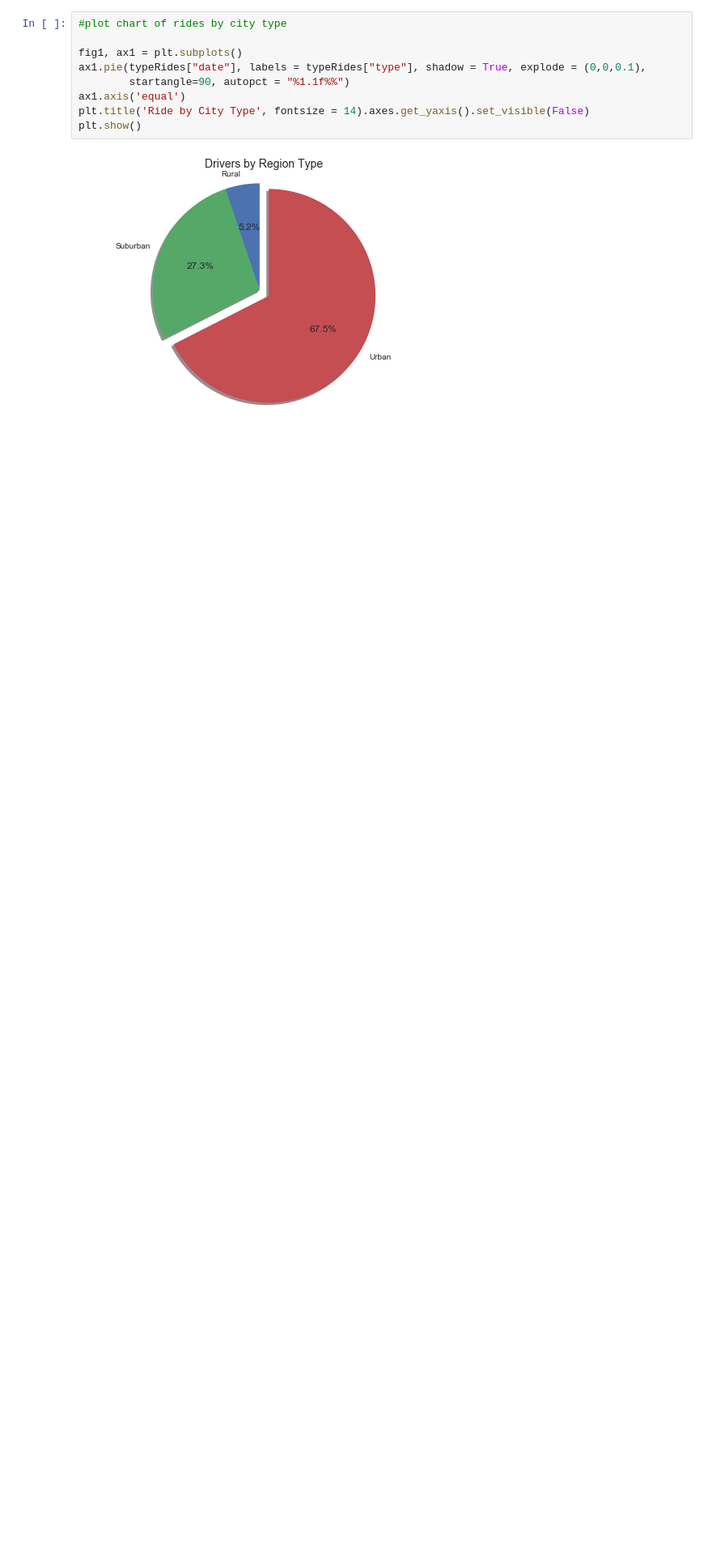
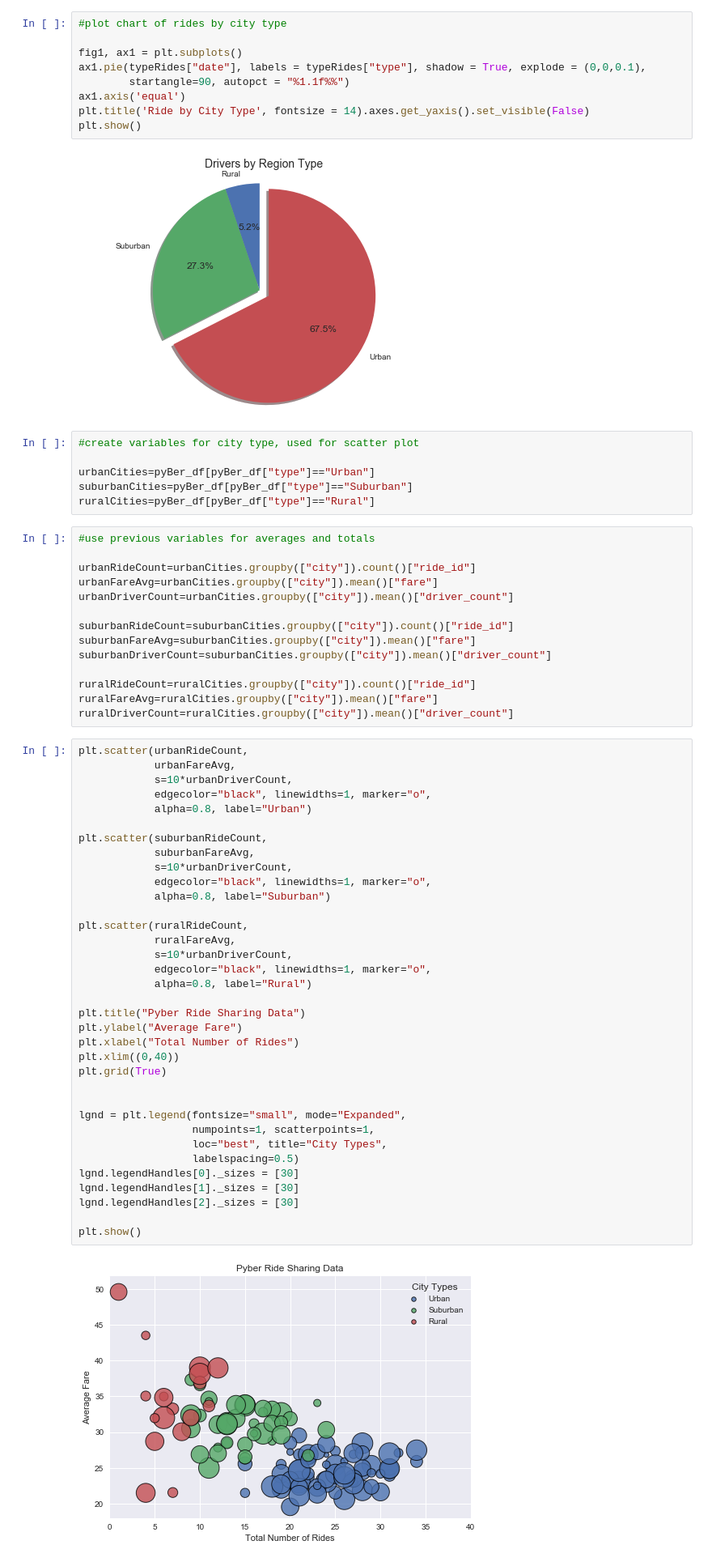
Before and after one commit to MAWallace8/HW4, a Jupyter notebook: PyberHW.ipynb, the cells around one changed output. Shown at 81% size. Drawn from its saved outputs; the diff is of its cells as text; blank space fills up the shorter version.

```diff
--- a/PyberHW.ipynb
+++ b/PyberHW.ipynb
@@ -111,3 +112,60 @@ plt.title('Ride by City Type', fontsize = 14).axes.get_yaxis().set_visible(False
 plt.show()
 # %% [output]
 [figure]
+# %%
+#create variables for city type, used for scatter plot
+
+urbanCities=pyBer_df[pyBer_df["type"]=="Urban"]
+suburbanCities=pyBer_df[pyBer_df["type"]=="Suburban"]
+ruralCities=pyBer_df[pyBer_df["type"]=="Rural"]
+# %%
+#use previous variables for averages and totals
+
+urbanRideCount=urbanCities.groupby(["city"]).count()["ride_id"]
+urbanFareAvg=urbanCities.groupby(["city"]).mean()["fare"]
+urbanDriverCount=urbanCities.groupby(["city"]).mean()["driver_count"]
+
+suburbanRideCount=suburbanCities.groupby(["city"]).count()["ride_id"]
+suburbanFareAvg=suburbanCities.groupby(["city"]).mean()["fare"]
+suburbanDriverCount=suburbanCities.groupby(["city"]).mean()["driver_count"]
+
+ruralRideCount=ruralCities.groupby(["city"]).count()["ride_id"]
+ruralFareAvg=ruralCities.groupby(["city"]).mean()["fare"]
+ruralDriverCount=ruralCities.groupby(["city"]).mean()["driver_count"]
+# %%
+plt.scatter(urbanRideCount,
+            urbanFareAvg,
+            s=10*urbanDriverCount,
+            edgecolor="black", linewidths=1, marker="o",
+            alpha=0.8, label="Urban")
+
+plt.scatter(suburbanRideCount,
+            suburbanFareAvg,
+            s=10*urbanDriverCount,
+            edgecolor="black", linewidths=1, marker="o",
+            alpha=0.8, label="Suburban")
+
+plt.scatter(ruralRideCount,
+            ruralFareAvg,
+            s=10*urbanDriverCount,
+            edgecolor="black", linewidths=1, marker="o",
+            alpha=0.8, label="Rural")
+
+plt.title("Pyber Ride Sharing Data")
+plt.ylabel("Average Fare")
+plt.xlabel("Total Number of Rides")
+plt.xlim((0,40))
+plt.grid(True)
+
+
+lgnd = plt.legend(fontsize="small", mode="Expanded",
+                  numpoints=1, scatterpoints=1,
+                  loc="best", title="City Types",
+                  labelspacing=0.5)
+lgnd.legendHandles[0]._sizes = [30]
+lgnd.legendHandles[1]._sizes = [30]
+lgnd.legendHandles[2]._sizes = [30]
+
+plt.show()
+# %% [output]
+[figure, added]
```
Also changed, not shown: parts of 5 cells of this notebook.
